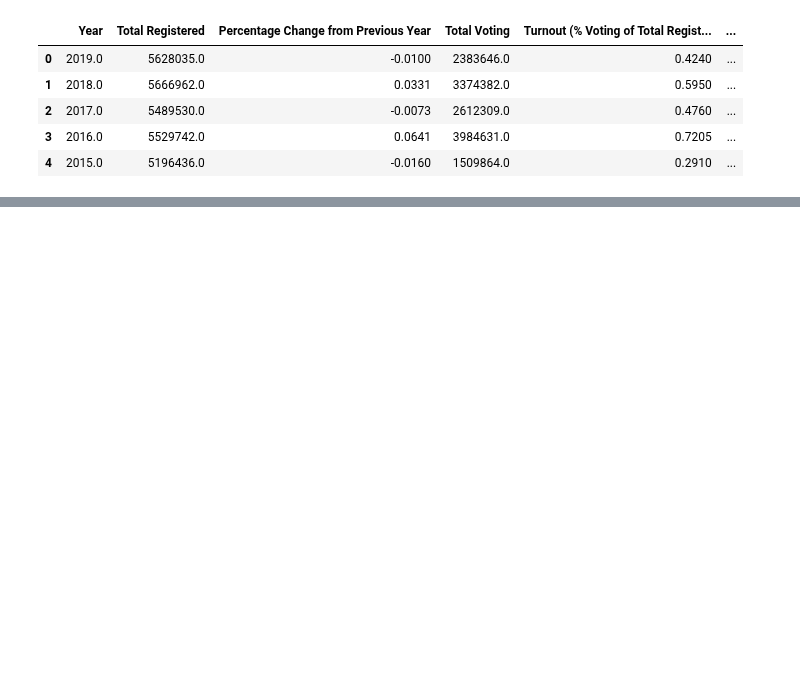
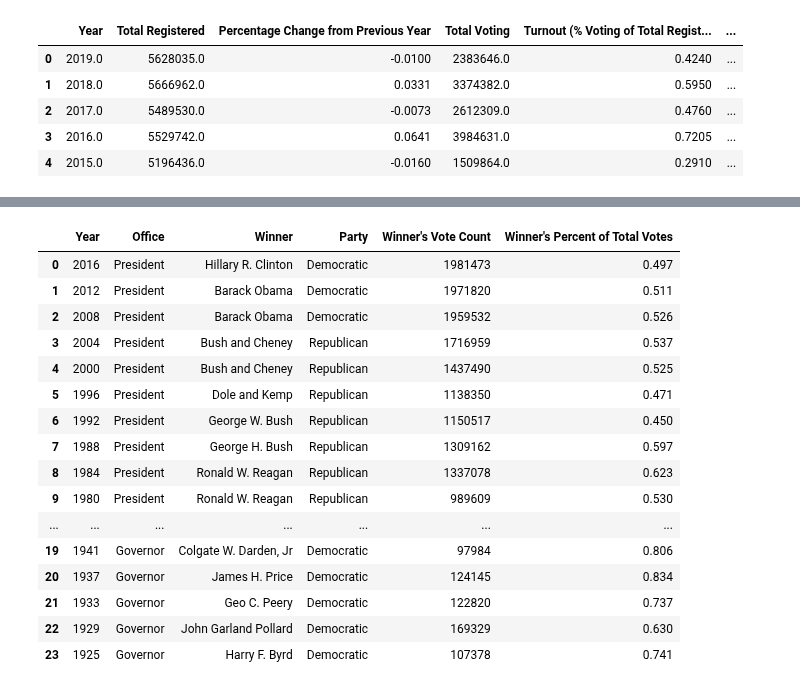
Before and after one commit to hannahfrederickcpsc/CS-5010-PROJECT-PYTHON, a Jupyter notebook: data_cleaning.ipynb, the cells around one changed output, grey strips where cells are left out. Saved outputs shown, nothing was run; the diff lists cells and outputs as text; code cells hidden in the pictures; blank space fills up the shorter version.

```diff
--- a/data_cleaning.ipynb
+++ b/data_cleaning.ipynb
@@ -24,4 +34,27 @@ election_results.head()
 # %%
-# cast year to integer in both dataframes
-voting_data["Year"] = voting_data["Year"].astype(int)
-election_results["Year"] = election_results["Year"].astype(int)
+# cast year to integer in all three dataframes ... revisit later and change to Year type ?
+voter_registration["Year"] = voting_data["Year"].astype(int)
+presidential_results["Year"] = presidential_results["Year"].astype(int)
+governor_results["Year"] = governor_results["Year"].astype(int)
+# %%
+# concatanate the presidential results with the governor results
+combined_elections = pd.concat([presidential_results, governor_results], axis=0)
+combined_elections
+# %% [output]
+|  | Year | Office | Winner | Party | Winner's Vote Count | Winner's Percent of Total Votes |
+| 0 | 2016 | President | Hillary R. Clinton | Democratic | 1981473 | 0.497 |
+| 1 | 2012 | President | Barack Obama | Democratic | 1971820 | 0.511 |
+| 2 | 2008 | President | Barack Obama | Democratic | 1959532 | 0.526 |
+| 3 | 2004 | President | Bush and Cheney | Republican | 1716959 | 0.537 |
+| 4 | 2000 | President | Bush and Cheney | Republican | 1437490 | 0.525 |
+| 5 | 1996 | President | Dole and Kemp | Republican | 1138350 | 0.471 |
+| 6 | 1992 | President | George W. Bush | Republican | 1150517 | 0.450 |
+| 7 | 1988 | President | George H. Bush | Republican | 1309162 | 0.597 |
+| 8 | 1984 | President | Ronald W. Reagan | Republican | 1337078 | 0.623 |
+| 9 | 1980 | President | Ronald W. Reagan | Republican | 989609 | 0.530 |
+| ... | ... | ... | ... | ... | ... | ... |
+| 19 | 1941 | Governor | Colgate W. Darden, Jr | Democratic | 97984 | 0.806 |
+| 20 | 1937 | Governor | James H. Price | Democratic | 124145 | 0.834 |
+| 21 | 1933 | Governor | Geo C. Peery | Democratic | 122820 | 0.737 |
+| 22 | 1929 | Governor | John Garland Pollard | Democratic | 169329 | 0.630 |
+| 23 | 1925 | Governor | Harry F. Byrd | Democratic | 107378 | 0.741 |
```
Also changed, not shown: parts of 9 cells of this notebook, 15 other files.
